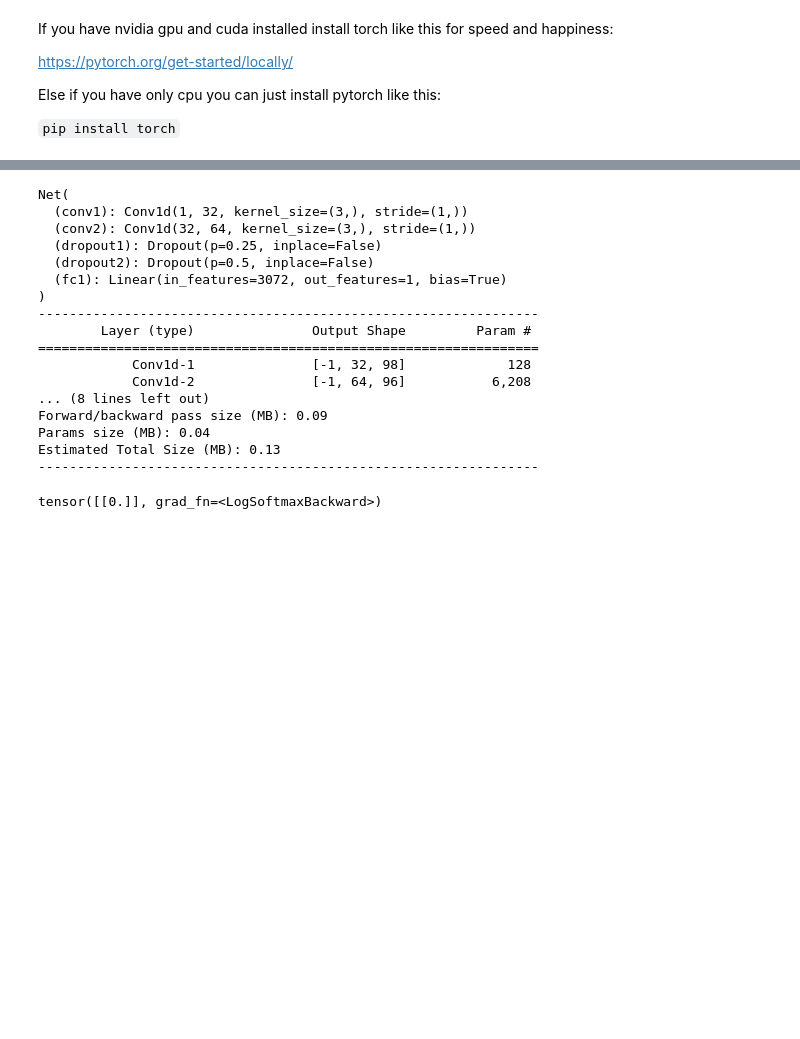
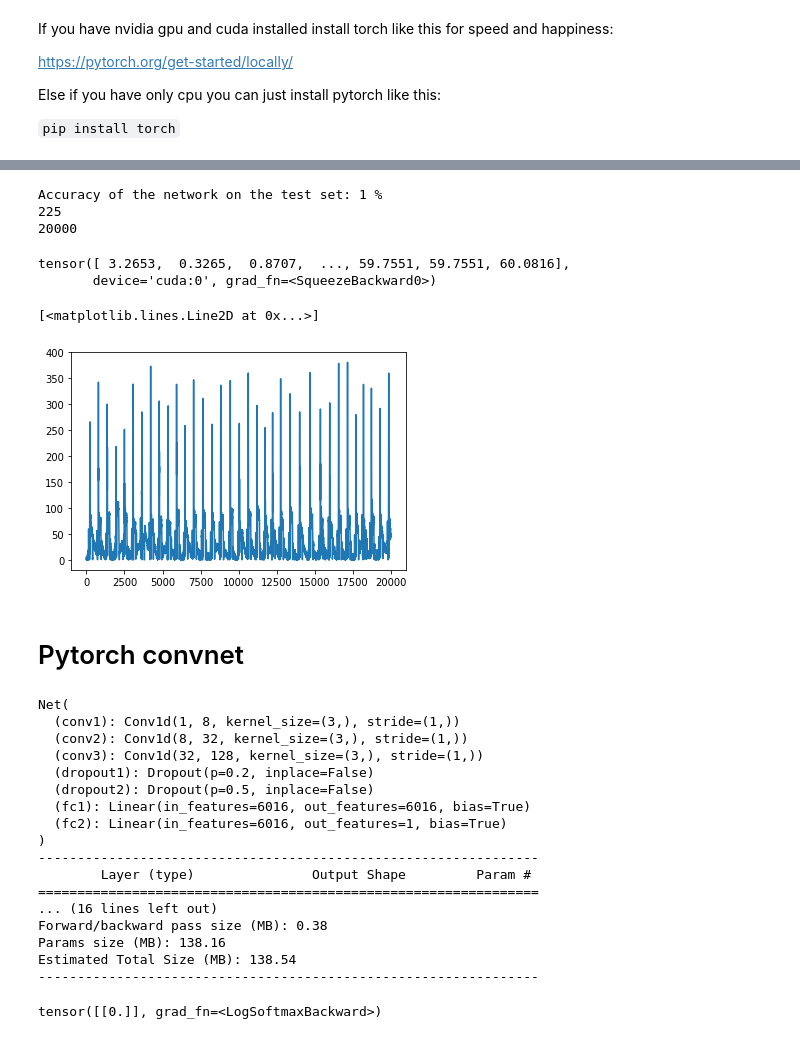
Before and after one commit to ryangitsit/DeepLearningProject, a Jupyter notebook: pipeline/esn_pytorch.ipynb, the cells around one changed output, grey strips where cells are left out. Drawn from its saved outputs; the diff is of its cells as text; code cells hidden in the pictures; blank space fills up the shorter version.

```diff
--- a/pipeline/esn_pytorch.ipynb
+++ b/pipeline/esn_pytorch.ipynb
@@ -57,0 +98,6 @@ test_loader = torch.utils.data.DataLoader(test_set, batch_size=100, shuffle=Fals
+# %%
+washout = [500]
+input_size = 1
+output_size = 1
+hidden_size = 500
+loss_fcn = torch.nn.MSELoss()
@@ -58,28 +125,62 @@ test_loader = torch.utils.data.DataLoader(test_set, batch_size=100, shuffle=Fals
+# %%
+output, hidden1 = model(x_test, [0], hidden)
+difference = abs(output/y_test[i])
+total = len(difference)
+correct = torch.lt(difference, 0.5).sum()
+
+print('Accuracy of the network on the test set: %d %%' % (
+    100 * correct / total))
+print(correct.item())
+print(total)
+# %% [output]
+Accuracy of the network on the test set: 1 %
+225
+20000
+# %%
+difference.squeeze()
+# %% [output]
+tensor([ 3.2653,  0.3265,  0.8707,  ..., 59.7551, 59.7551, 60.0816],
+       device='cuda:0', grad_fn=<SqueezeBackward0>)
+# %%
+import matplotlib.pyplot as plt
+
+plt.plot(difference.squeeze().cpu().detach())
+# %% [output]
+[<matplotlib.lines.Line2D at 0x...>]
+[figure, added]
+# %% [markdown]
+# Pytorch convnet
 # %%
 class Net(nn.Module):
     def __init__(self):
       super(Net, self).__init__()
-      self.conv1 = nn.Conv1d(1, 32, 3, 1)
-      self.conv2 = nn.Conv1d(32, 64, 3, 1)
-      self.dropout1 = nn.Dropout(0.25)
+      self.conv1 = nn.Conv1d(1, 8, 3, 1)
+      self.conv2 = nn.Conv1d(8, 32, 3, 1)
+      self.conv3 = nn.Conv1d(32, 128, 3, 1)
+      self.dropout1 = nn.Dropout(0.2)
       self.dropout2 = nn.Dropout(0.5)
-      self.fc1 = nn.Linear(3072, 1)
-#       self.fc2 = nn.Linear(128, 1)
+      self.fc1 = nn.Linear(6016, 6016)
+      self.fc2 = nn.Linear(6016, 1)
 
     def forward(self, x):
       x = self.conv1(x)
       x = torch.tanh(x)
+      x = self.dropout1(x)
       x = self.conv2(x)
       x = torch.tanh(x)
+      x = self.dropout1(x)
+      x = self.conv3(x)
+      x = torch.tanh(x)
+      x = self.dropout1(x)
 
       x = F.max_pool1d(x, 2)
       x = self.dropout1(x)
       x = torch.flatten(x, 1)
 
       x = self.fc1(x)
-      x = F.relu(x)
-#       x = self.dropout2(x)
-#       x = self.fc2(x)
+      x = torch.tanh(x)
+      x = self.dropout2(x)
+      x = self.fc2(x)
 
 #       output = F.log_softmax(x, dim=1)
       return x
@@ -91,21 +192,21 @@ print(net)
 summary(net, (1,100))
 # %% [output]
 Net(
-  (conv1): Conv1d(1, 32, kernel_size=(3,), stride=(1,))
-  (conv2): Conv1d(32, 64, kernel_size=(3,), stride=(1,))
-  (dropout1): Dropout(p=0.25, inplace=False)
+  (conv1): Conv1d(1, 8, kernel_size=(3,), stride=(1,))
+  (conv2): Conv1d(8, 32, kernel_size=(3,), stride=(1,))
+  (conv3): Conv1d(32, 128, kernel_size=(3,), stride=(1,))
+  (dropout1): Dropout(p=0.2, inplace=False)
   (dropout2): Dropout(p=0.5, inplace=False)
-  (fc1): Linear(in_features=3072, out_features=1, bias=True)
+  (fc1): Linear(in_features=6016, out_features=6016, bias=True)
+  (fc2): Linear(in_features=6016, out_features=1, bias=True)
 )
 ----------------------------------------------------------------
         Layer (type)               Output Shape         Param #
 ================================================================
-            Conv1d-1               [-1, 32, 98]             128
-            Conv1d-2               [-1, 64, 96]           6,208
-... (8 lines left out)
-Forward/backward pass size (MB): 0.09
-Params size (MB): 0.04
-Estimated Total Size (MB): 0.13
+... (16 lines left out)
+Forward/backward pass size (MB): 0.38
+Params size (MB): 138.16
+Estimated Total Size (MB): 138.54
 ----------------------------------------------------------------
 # %%
 random_data = torch.rand((1, 1, 100))
```
Also changed, not shown: parts of 10 cells of this notebook, 24 other files.
